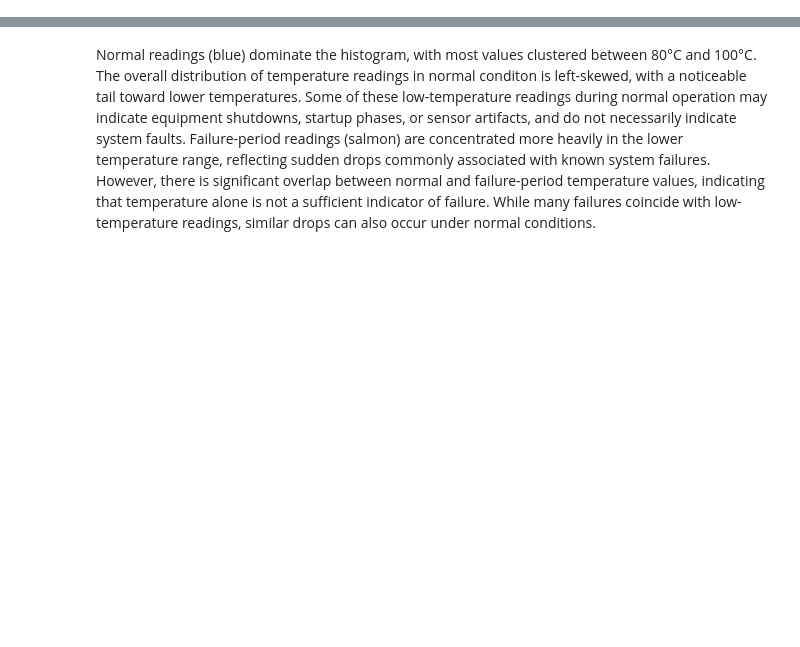
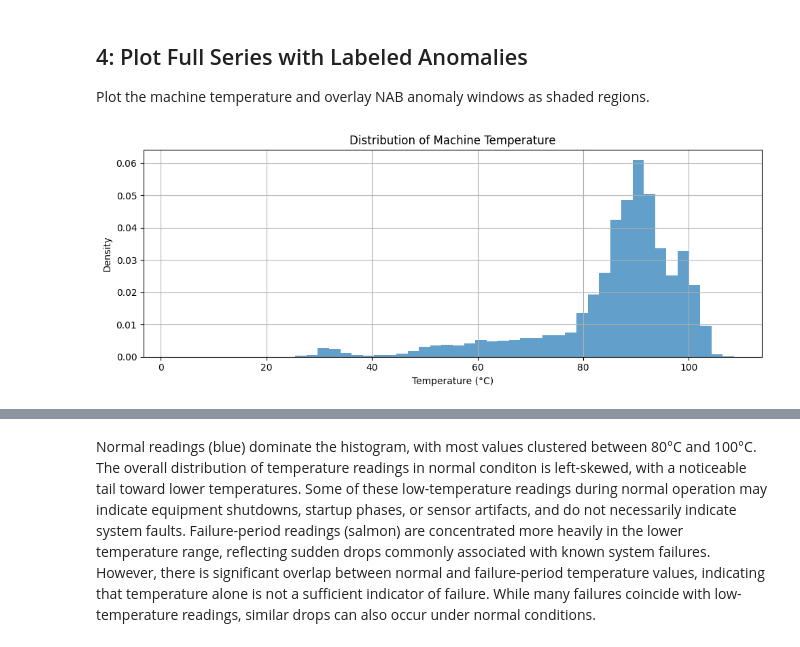
Before and after one commit to hjalalin/nab-anomaly-detection, a Jupyter notebook: notebooks/machine_temperature/01_exploration.ipynb, the cells around one changed output, grey strips where cells are left out. Cells and saved outputs as stored; diff of their text form; code cells hidden in the pictures; blank space fills up the shorter version.

```diff
--- a/notebooks/machine_temperature/01_exploration.ipynb
+++ b/notebooks/machine_temperature/01_exploration.ipynb
@@ -17,0 +41,3 @@ warnings.filterwarnings("ignore", category=FutureWarning)
+# %%
+df, anomaly_windows = load_dataset("machine_temperature")
+df.head()
@@ -17,0 +84,12 @@ warnings.filterwarnings("ignore", category=FutureWarning)
+# %% [markdown]
+## 4: Plot Full Series with Labeled Anomalies
+
+Plot the machine temperature and overlay NAB anomaly windows as shaded regions.
+# %%
+plt.figure(figsize=(10,4))
+plt.hist(df["value"].dropna(), bins=50, alpha=0.7, density=True)
+plt.title("Distribution of Machine Temperature")
+plt.xlabel("Temperature (°C)"); plt.ylabel("Density")
+plt.grid(True); plt.tight_layout(); plt.show()
+# %% [output]
+[figure, added]
```
Also changed, not shown: parts of 22 cells of this notebook, 6 other files.
